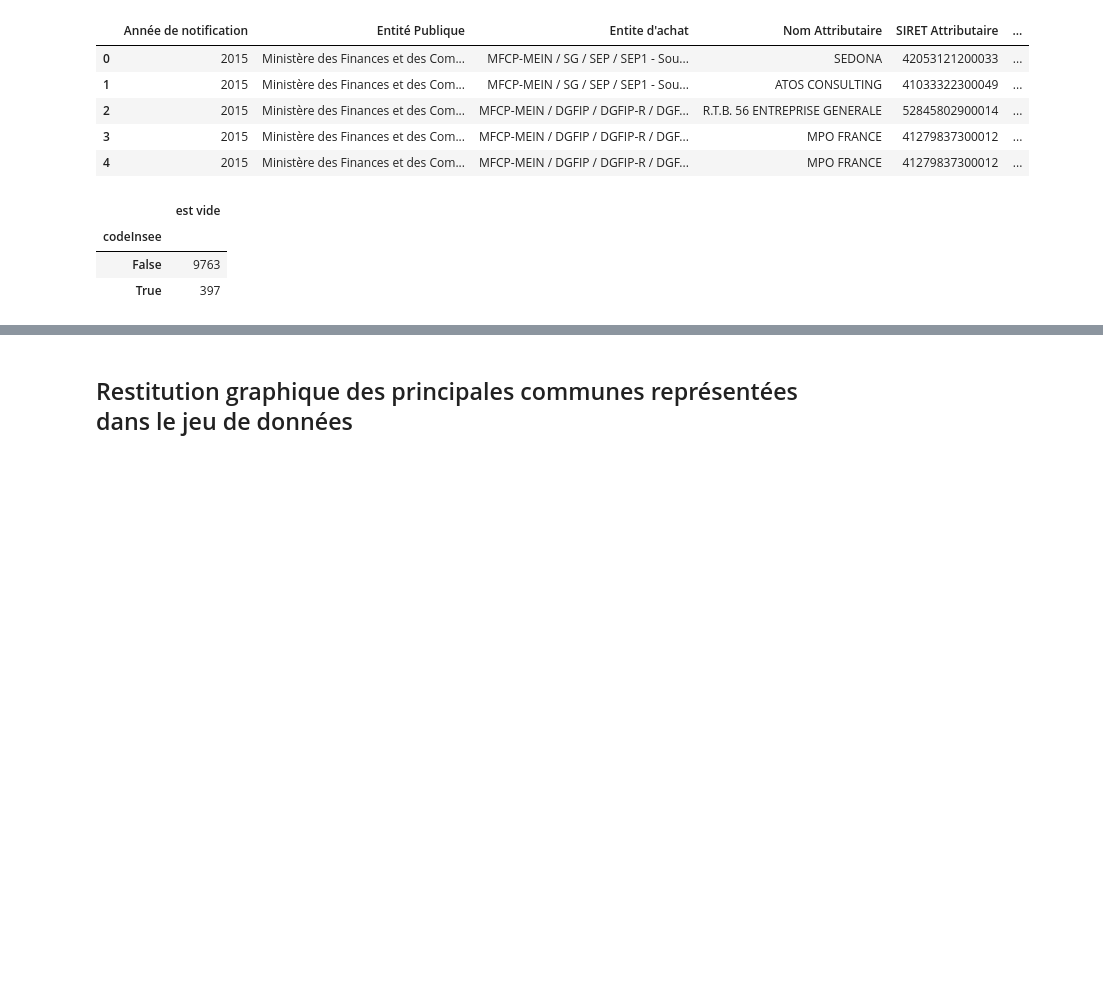
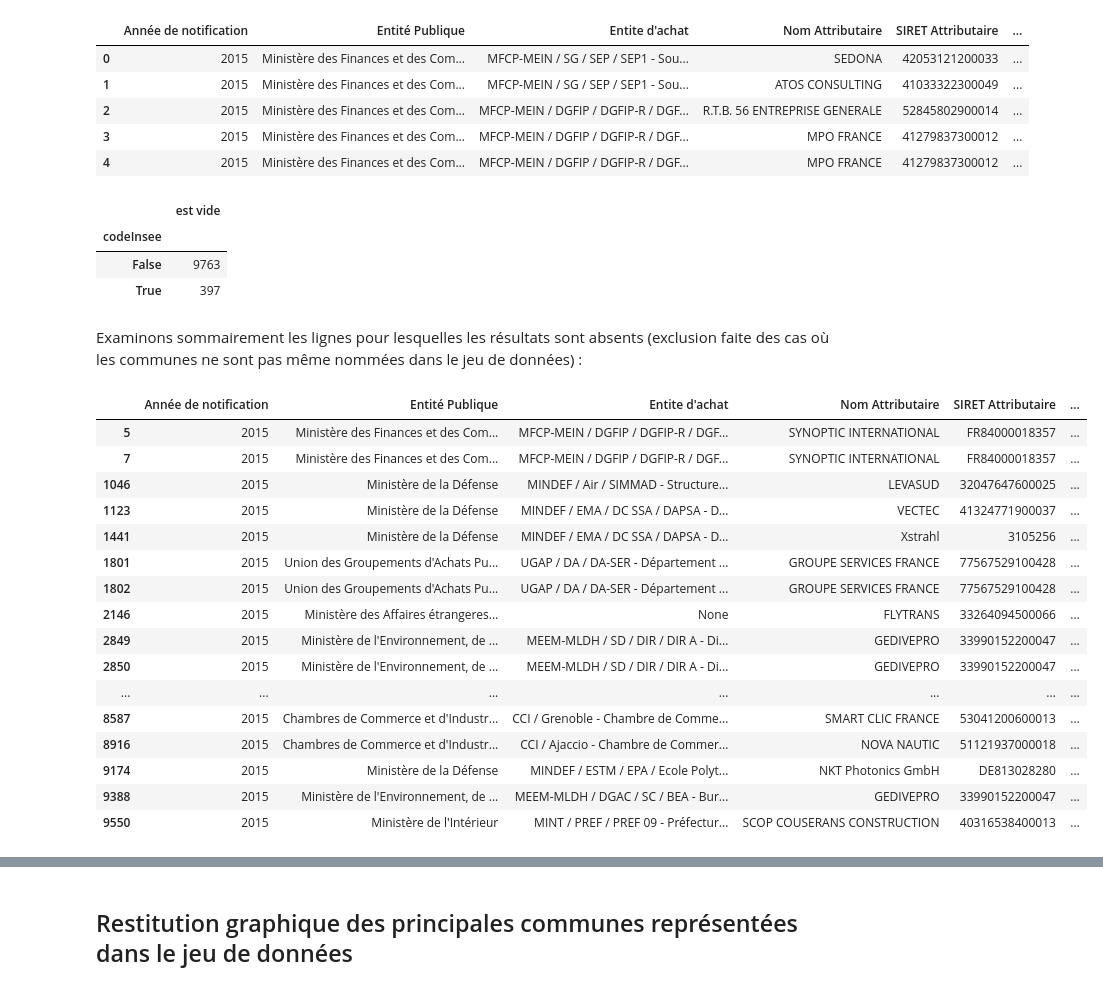
Before and after one commit to tgrandje/french-cities, a Jupyter notebook: notebooks_docs/usecase_2.ipynb, the cells around one changed output, grey strips where cells are left out. Cells and saved outputs as stored; diff of their text form; code cells hidden in the pictures; blank space fills up the shorter version.

```diff
--- a/notebooks_docs/usecase_2.ipynb
+++ b/notebooks_docs/usecase_2.ipynb
@@ -90,3 +92,25 @@ df.codeInsee.isnull().value_counts().to_frame("est vide")
 | codeInsee |  |
 | False | 9763 |
 | True | 397 |
+# %% [markdown]
+Examinons sommairement les lignes pour lesquelles les résultats sont absents (exclusion faite des cas où les communes ne sont pas même nommées dans le jeu de données) :
+# %%
+df[(df.codeInsee.isnull()) & (df.Ville.notnull()) & (~df.Ville.fillna("").str.match("-+"))]
+# %% [output]
+|  | Année de notification | Entité Publique | Entite d'achat | Nom Attributaire | SIRET Attributaire | ... |
+| 5 | 2015 | Ministère des Finances et des Com... | MFCP-MEIN / DGFIP / DGFIP-R / DGF... | SYNOPTIC INTERNATIONAL | FR84000018357 | ... |
+| 7 | 2015 | Ministère des Finances et des Com... | MFCP-MEIN / DGFIP / DGFIP-R / DGF... | SYNOPTIC INTERNATIONAL | FR84000018357 | ... |
+| 1046 | 2015 | Ministère de la Défense | MINDEF / Air / SIMMAD - Structure... | LEVASUD | 32047647600025 | ... |
+| 1123 | 2015 | Ministère de la Défense | MINDEF / EMA / DC SSA / DAPSA - D... | VECTEC | 41324771900037 | ... |
+| 1441 | 2015 | Ministère de la Défense | MINDEF / EMA / DC SSA / DAPSA - D... | Xstrahl | 3105256 | ... |
+| 1801 | 2015 | Union des Groupements d'Achats Pu... | UGAP / DA / DA-SER - Département ... | GROUPE SERVICES FRANCE | 77567529100428 | ... |
+| 1802 | 2015 | Union des Groupements d'Achats Pu... | UGAP / DA / DA-SER - Département ... | GROUPE SERVICES FRANCE | 77567529100428 | ... |
+| 2146 | 2015 | Ministère des Affaires étrangeres... | None | FLYTRANS | 33264094500066 | ... |
+| 2849 | 2015 | Ministère de l'Environnement, de ... | MEEM-MLDH / SD / DIR / DIR A - Di... | GEDIVEPRO | 33990152200047 | ... |
+| 2850 | 2015 | Ministère de l'Environnement, de ... | MEEM-MLDH / SD / DIR / DIR A - Di... | GEDIVEPRO | 33990152200047 | ... |
+| ... | ... | ... | ... | ... | ... | ... |
+| 8587 | 2015 | Chambres de Commerce et d'Industr... | CCI / Grenoble - Chambre de Comme... | SMART CLIC FRANCE | 53041200600013 | ... |
+| 8916 | 2015 | Chambres de Commerce et d'Industr... | CCI / Ajaccio - Chambre de Commer... | NOVA NAUTIC | 51121937000018 | ... |
+| 9174 | 2015 | Ministère de la Défense | MINDEF / ESTM / EPA / Ecole Polyt... | NKT Photonics GmbH | DE813028280 | ... |
+| 9388 | 2015 | Ministère de l'Environnement, de ... | MEEM-MLDH / DGAC / SC / BEA - Bur... | GEDIVEPRO | 33990152200047 | ... |
+| 9550 | 2015 | Ministère de l'Intérieur | MINT / PREF / PREF 09 - Préfectur... | SCOP COUSERANS CONSTRUCTION | 40316538400013 | ... |
```
Also changed, not shown: parts of 2 cells of this notebook, 3 other files.
